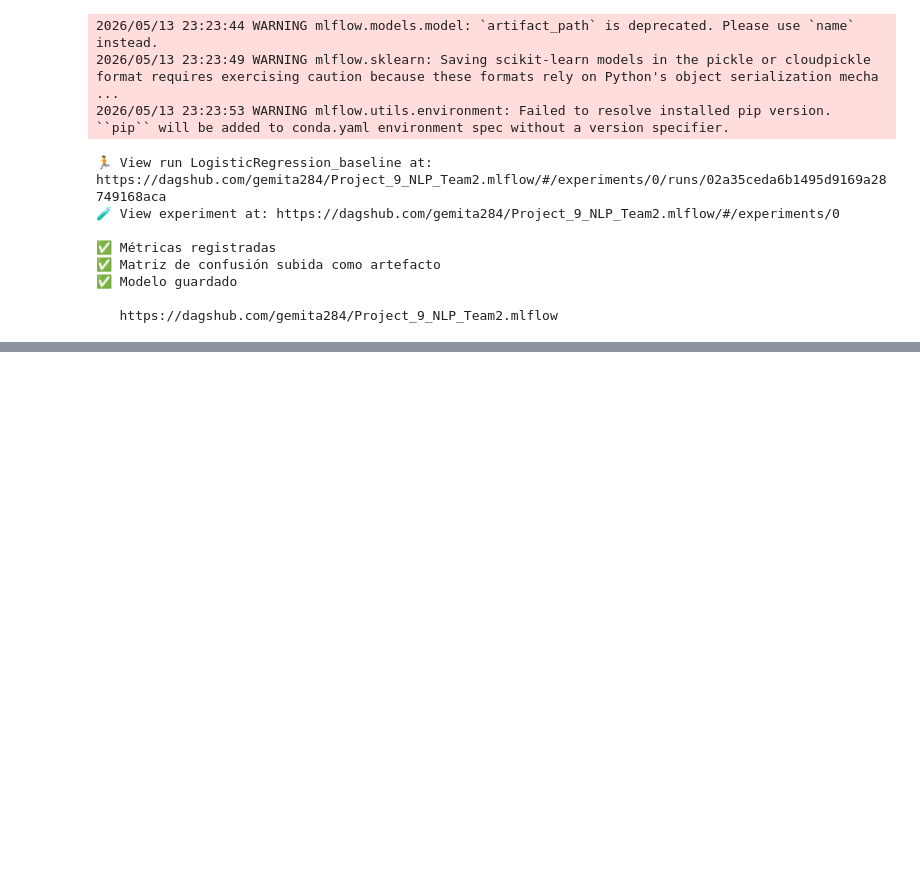
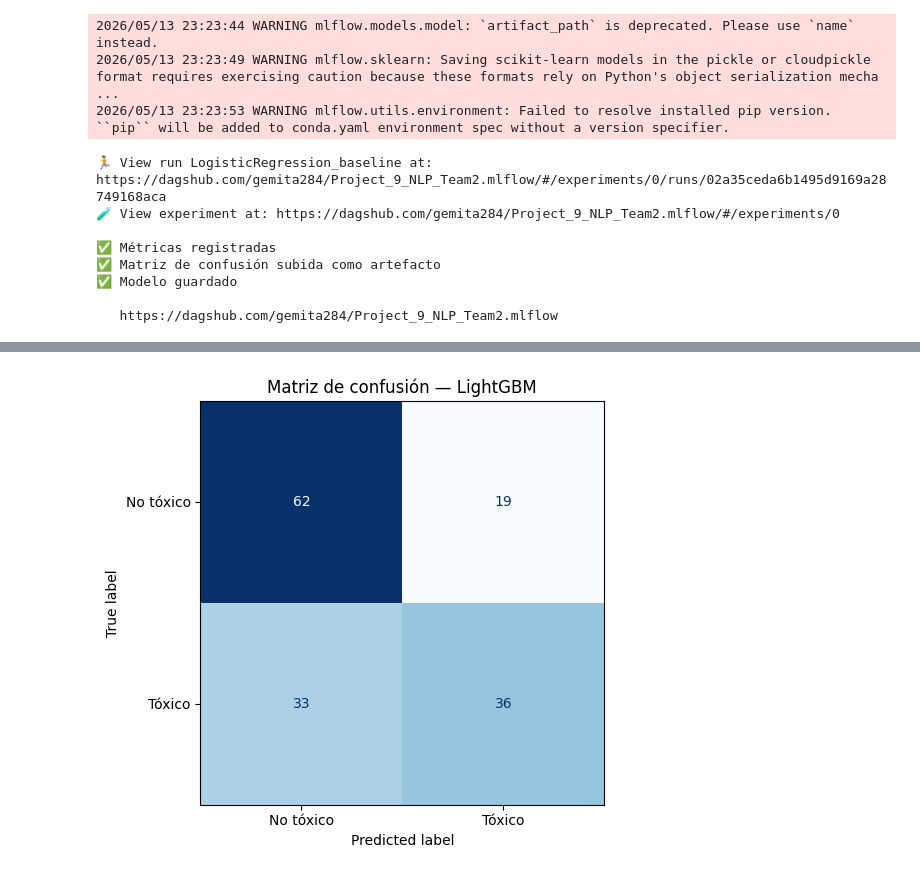
Before and after one commit to Bootcamp-IA-P6/Project_9_NLP_Team2, a Jupyter notebook: notebooks/V_04/02_entrenamiento_baseline_V04.ipynb, the cells around one changed output, grey strips where cells are left out. Drawn from its saved outputs; the diff is of its cells as text; code cells hidden in the pictures; blank space fills up the shorter version.

Commit message:
feat: train LightGBM baseline and log to MLflow (#15, #11)

```diff
--- a/notebooks/V_04/02_entrenamiento_baseline_V04.ipynb
+++ b/notebooks/V_04/02_entrenamiento_baseline_V04.ipynb
@@ -320,0 +329,84 @@ overfitting_f1 : 0.2699
+# %%
+import lightgbm as lgbm
+
+LGBM_PARAMS = {
+    'n_estimators':      300,
+    'learning_rate':     0.05,
+    'max_depth':         6,
+    'num_leaves':        31,
+    'min_child_samples': 20,
+    'is_unbalance':      True,
+    'random_state':      RANDOM_STATE,
+    'verbose':           -1
+}
+
+print('=' * 60)
+print('  ENTRENANDO LIGHTGBM')
+print('=' * 60)
+
+lgbm_model = LGBMClassifier(**LGBM_PARAMS)
+lgbm_model.fit(
+    X_train, y_train,
+    eval_set=[(X_test, y_test)],
+    callbacks=[
+        lgbm.early_stopping(50, verbose=False),
+        lgbm.log_evaluation(period=-1)
+    ]
+)
+
+m             = get_metrics(lgbm_model, X_train, y_train, X_test, y_test)
+ruta_cm_lgbm  = save_confusion_matrix(lgbm_model, X_test, y_test, 'LightGBM')
+
+print(f'\naccuracy_train : {m["acc_train"]:.4f}')
+print(f'accuracy_test  : {m["acc_test"]:.4f}')
+print(f'f1_train       : {m["f1_train"]:.4f}')
+print(f'f1_test        : {m["f1_test"]:.4f}')
+print(f'overfitting_f1 : {m["f1_train"] - m["f1_test"]:.4f}')
+
+# ── MLflow ────────────────────────────────────────────────────────────────────
+print('\n' + '=' * 60)
+print('  REGISTRANDO LIGHTGBM EN MLFLOW')
+print('=' * 60)
+
+with mlflow.start_run(run_name='LightGBM_baseline'):
+
+    mlflow.log_param('modelo',            'LightGBM')
+    mlflow.log_param('n_estimators',      LGBM_PARAMS['n_estimators'])
+    mlflow.log_param('learning_rate',     LGBM_PARAMS['learning_rate'])
+    mlflow.log_param('max_depth',         LGBM_PARAMS['max_depth'])
+    mlflow.log_param('num_leaves',        LGBM_PARAMS['num_leaves'])
+    mlflow.log_param('min_child_samples', LGBM_PARAMS['min_child_samples'])
+    mlflow.log_param('is_unbalance',      LGBM_PARAMS['is_unbalance'])
+
+    mlflow.log_param('vectorizer',   'TF-IDF')
+    mlflow.log_param('max_features', TFIDF_PARAMS['max_features'])
+    mlflow.log_param('ngram_range',  str(TFIDF_PARAMS['ngram_range']))
+    mlflow.log_param('min_df',       TFIDF_PARAMS['min_df'])
+    mlflow.log_param('max_df',       TFIDF_PARAMS['max_df'])
+
+    mlflow.log_metrics({
+        'accuracy_train':  m['acc_train'],
+        'accuracy_test':   m['acc_test'],
+        'f1_train':        m['f1_train'],
+        'f1_test':         m['f1_test'],
+        'precision_test':  precision_score(y_test, m['y_pred_test'],  average=AVG_METHOD),
+        'recall_test':     recall_score(y_test,    m['y_pred_test'],  average=AVG_METHOD),
+        'roc_auc_test':    roc_auc_score(y_test,   m['y_proba_test']),
+        'overfitting_acc': m['acc_train'] - m['acc_test'],
+        'overfitting_f1':  m['f1_train']  - m['f1_test'],
+    })
+
+    mlflow.set_tag('developer',  'Raul')
+    mlflow.set_tag('model_type', 'baseline')
+    mlflow.set_tag('vectorizer', 'TF-IDF')
+
+    mlflow.log_artifact(ruta_cm_lgbm)
+    mlflow.sklearn.log_model(lgbm_model, 'lightgbm_model')
+    mlflow.end_run()
+
+
+print('\n✅ Métricas registradas')
+print('✅ Matriz de confusión subida como artefacto')
+print('✅ Modelo guardado')
+print('\n   https://dagshub.com/gemita284/Project_9_NLP_Team2.mlflow')
+# %% [output]
@@ -320,0 +416 @@ overfitting_f1 : 0.2699
+[figure, added]
```
Also changed, not shown: parts of 2 cells of this notebook.
